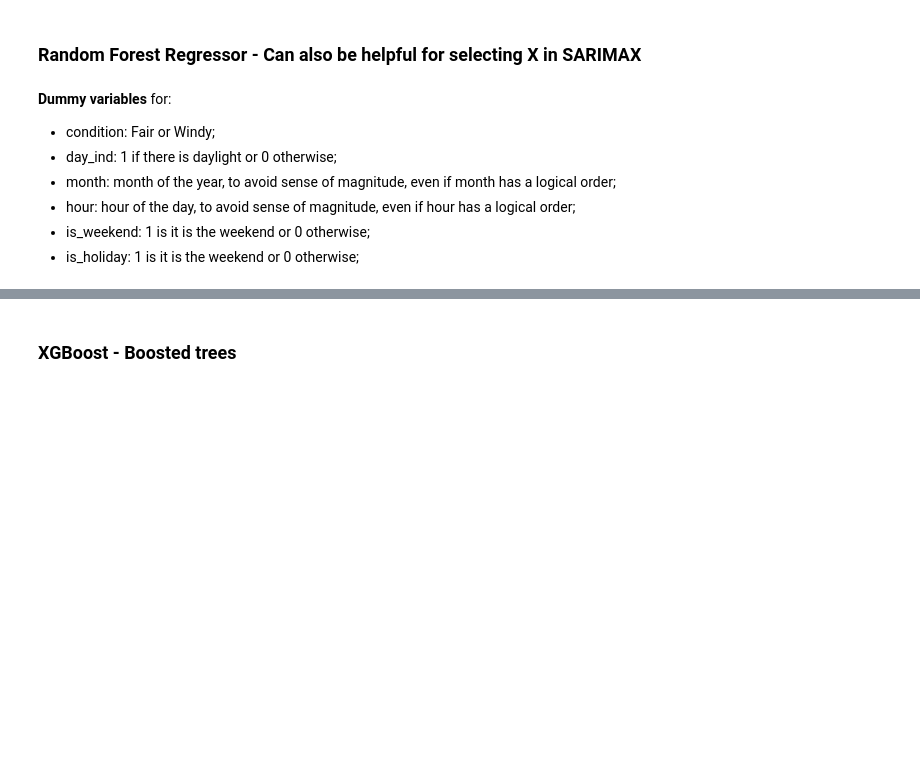
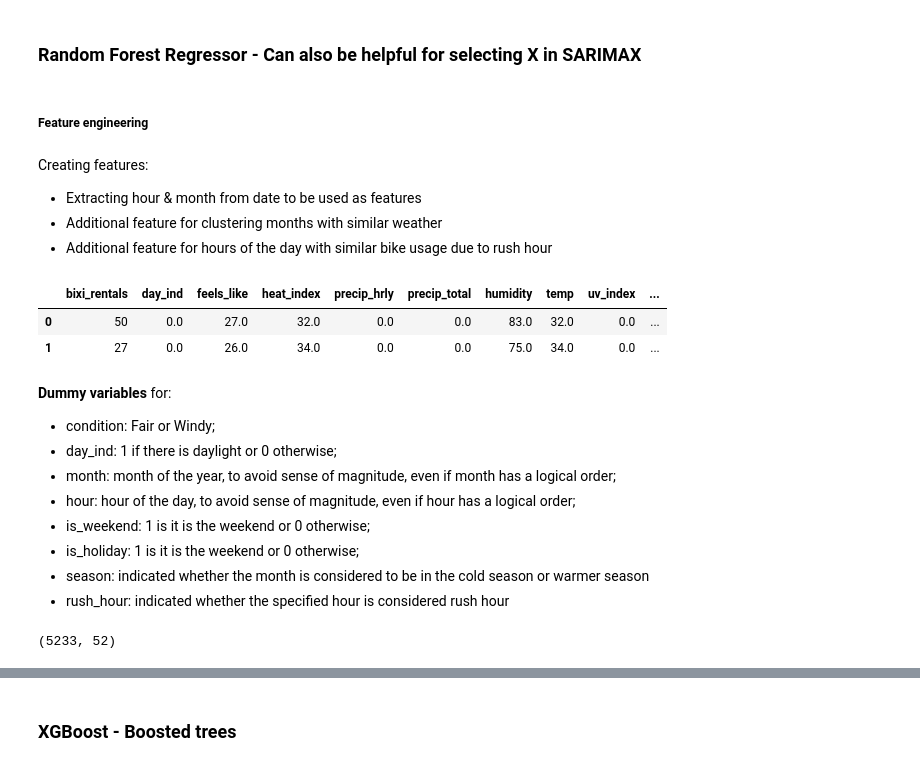
Before and after one commit to Rimab55/Forecasting_Bixi_Bikeshare_rentals, a Jupyter notebook: Time_Series.ipynb, the cells around one changed output, grey strips where cells are left out. Saved outputs shown, nothing was run; the diff lists cells and outputs as text; code cells hidden in the pictures; blank space fills up the shorter version.

```diff
--- a/Time_Series.ipynb
+++ b/Time_Series.ipynb
@@ -55,5 +56,12 @@ ts['date_hour'] = ts['date_hour']
 ts = ts.set_index('date_hour') # Setting index to Date & Hour
 # %% [markdown]
 ### Random Forest Regressor - Can also be helpful for selecting X in SARIMAX
+# %% [markdown]
+##### Feature engineering
+# %% [markdown]
+Creating features:
+- Extracting hour & month from date to be used as features
+- Additional feature for clustering months with similar weather
+- Additional feature for hours of the day with similar bike usage due to rush hour
 # %%
 # Extracting hour of the day and month from timestamp to use as features
@@ -62,6 +69,19 @@ df.date_hour = pd.to_datetime(df.date_hour)
 df['hour'] = df.date_hour.dt.hour
 df['month'] = df.date_hour.dt.month
 df = df.drop(['date_hour'],axis = 1)
+# %%
+# Creating features to indicate if the month is in a cold or warmer season
+df['season'] = df['month']
+df['season'] = df['season'].apply(lambda x : 'cold_season' if (x <= 5)|(x >=10) else 'warm_season')
+
+# Creating features to indicate if the hour is considered rush hour or not
+df['rush_hour'] = df['hour']
+df['rush_hour'] = df['hour'].apply(lambda x : 'rush' if x in [7,8,9,15,16,17,18,19] else 'not_rush')
+df.head(2)
+# %% [output]
+|  | bixi_rentals | day_ind | feels_like | heat_index | precip_hrly | precip_total | humidity | temp | uv_index | ... |
+| 0 | 50 | 0.0 | 27.0 | 32.0 | 0.0 | 0.0 | 83.0 | 32.0 | 0.0 | ... |
+| 1 | 27 | 0.0 | 26.0 | 34.0 | 0.0 | 0.0 | 75.0 | 34.0 | 0.0 | ... |
 # %%
 def create_dummies(col_names, df):
     """
@@ -86,4 +106,6 @@ def create_dummies(col_names, df):
 - hour: hour of the day, to avoid sense of magnitude, even if hour has a logical order;
 - is_weekend: 1 is it is the weekend or 0 otherwise;
 - is_holiday: 1 is it is the weekend or 0 otherwise;
+- season: indicated whether the month is considered to be in the cold season or warmer season
+- rush_hour: indicated whether the specified hour is considered rush hour
 # %%
@@ -91,4 +113,8 @@ df = create_dummies(['condition','day_ind','month','hour','is_weekend','is_holid
 # %%
 X_rf = df.drop(['bixi_rentals'], axis = 1)
 y_rf = df[['bixi_rentals']].values.ravel()
+# %%
+X_rf.shape
+# %% [output]
+(5233, 52)
 # %%
```
Also changed, not shown: parts of 26 cells of this notebook, 1 other file.
